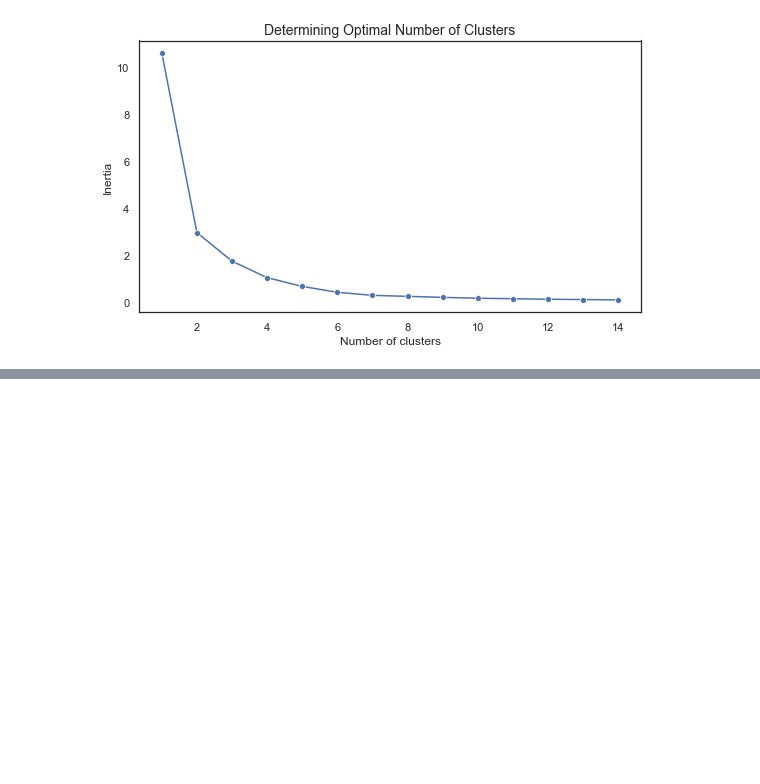
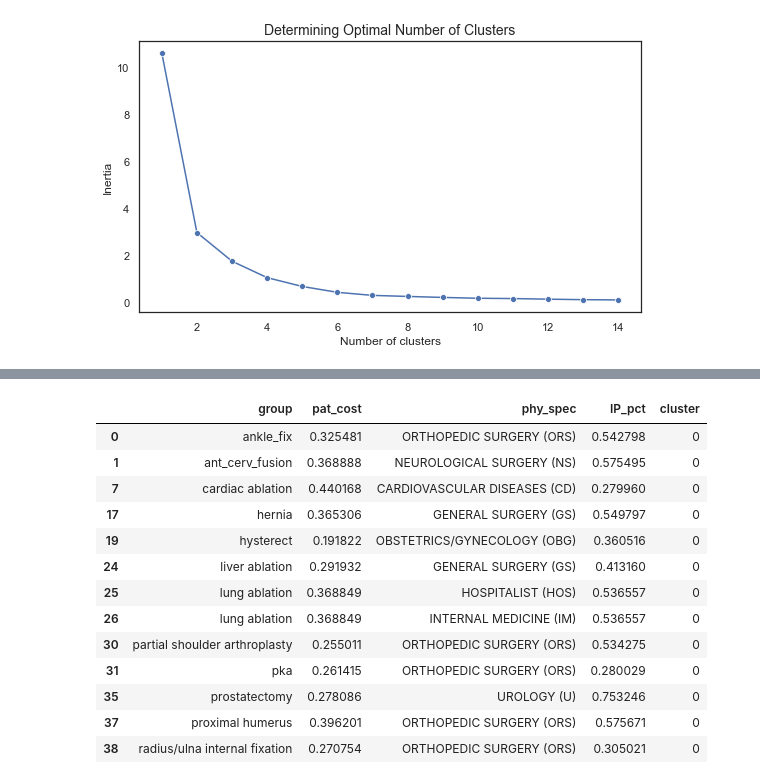
Before and after one commit to Shruti-Kaushal/Prediction-of-commercial-insurance-payments-for-surgical-procedure-using-DataRobot, a Jupyter notebook: Clustering.ipynb, the cells around one changed output, grey strips where cells are left out. Cells and saved outputs as stored; diff of their text form; code cells hidden in the pictures; blank space fills up the shorter version.

```diff
--- a/Clustering.ipynb
+++ b/Clustering.ipynb
@@ -447,0 +451,17 @@ plt.show()
+# %%
+cluster_df[cluster_df.cluster == 0]
+# %% [output]
+|  | group | pat_cost | phy_spec | IP_pct | cluster |
+| 0 | ankle_fix | 0.325481 | ORTHOPEDIC SURGERY (ORS) | 0.542798 | 0 |
+| 1 | ant_cerv_fusion | 0.368888 | NEUROLOGICAL SURGERY (NS) | 0.575495 | 0 |
+| 7 | cardiac ablation | 0.440168 | CARDIOVASCULAR DISEASES (CD) | 0.279960 | 0 |
+| 17 | hernia | 0.365306 | GENERAL SURGERY (GS) | 0.549797 | 0 |
+| 19 | hysterect | 0.191822 | OBSTETRICS/GYNECOLOGY (OBG) | 0.360516 | 0 |
+| 24 | liver ablation | 0.291932 | GENERAL SURGERY (GS) | 0.413160 | 0 |
+| 25 | lung ablation | 0.368849 | HOSPITALIST (HOS) | 0.536557 | 0 |
+| 26 | lung ablation | 0.368849 | INTERNAL MEDICINE (IM) | 0.536557 | 0 |
+| 30 | partial shoulder arthroplasty | 0.255011 | ORTHOPEDIC SURGERY (ORS) | 0.534275 | 0 |
+| 31 | pka | 0.261415 | ORTHOPEDIC SURGERY (ORS) | 0.280029 | 0 |
+| 35 | prostatectomy | 0.278086 | UROLOGY (U) | 0.753246 | 0 |
+| 37 | proximal humerus | 0.396201 | ORTHOPEDIC SURGERY (ORS) | 0.575671 | 0 |
+| 38 | radius/ulna internal fixation | 0.270754 | ORTHOPEDIC SURGERY (ORS) | 0.305021 | 0 |
```
Also changed, not shown: parts of 4 cells of this notebook.
